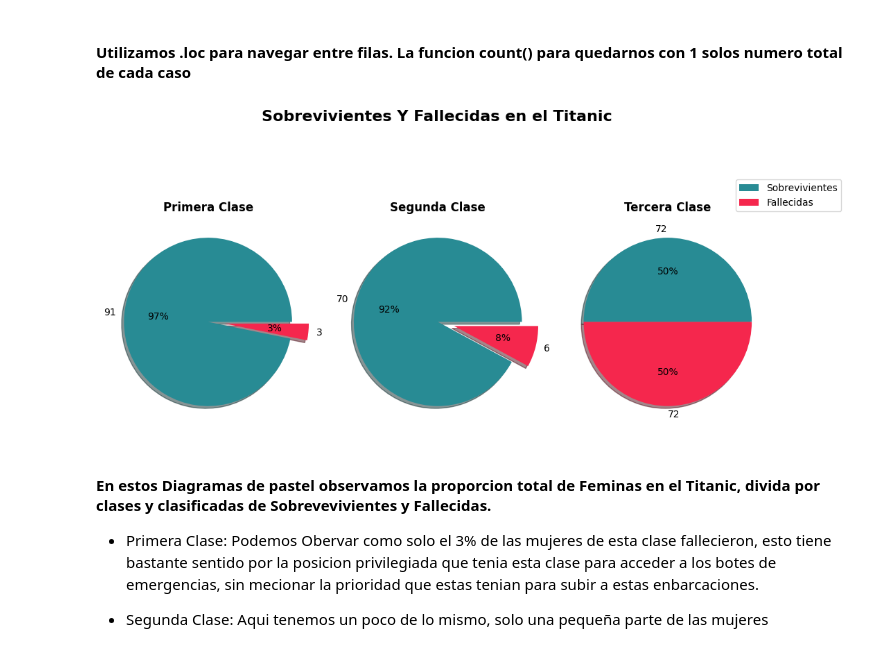
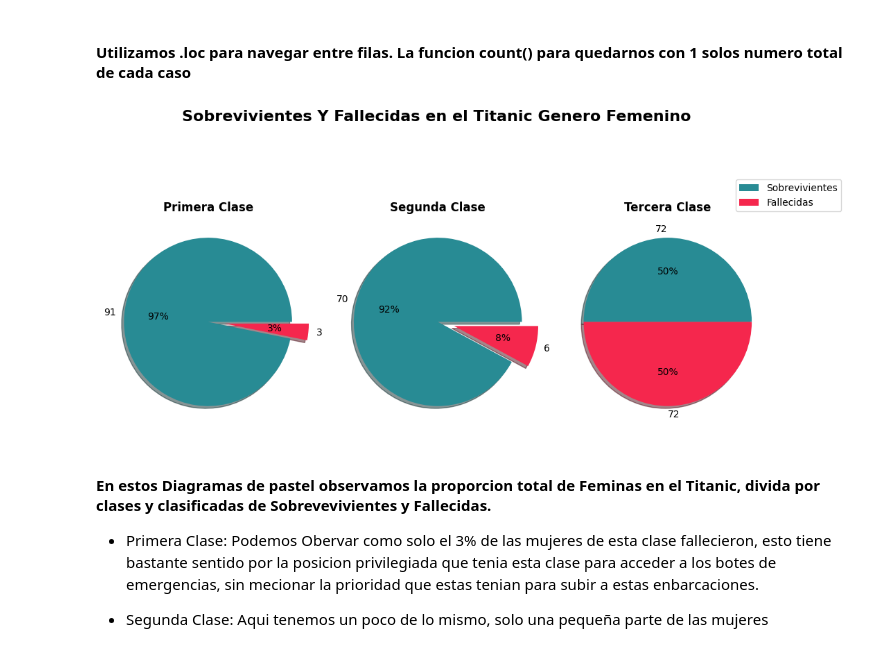
Before and after one commit to juanfrancisco91/Portafolios, a Jupyter notebook: Titanic/notebooks/titanic.ipynb, the cells around one changed output. Cells and saved outputs as stored; diff of their text form; code cells hidden in the pictures.

```diff
--- a/Titanic/notebooks/titanic.ipynb
+++ b/Titanic/notebooks/titanic.ipynb
@@ -310,34 +309,34 @@ f_class = df[df['Sex'] == 0]
 # %%
 fig, ax = plt.subplots(1,3,figsize=(10,6))
 ax[0].pie([f_class['Survived'].loc[f_class['Pclass'] == '1'].loc[f_class['Survived'] == 1].count(), f_class['Survived'].loc[f_class['Pclass'] == '1'].loc[f_class['Survived'] == 0].count()],
        labels=  [f_class['Survived'].loc[f_class['Pclass'] == '1'].loc[f_class['Survived'] == 1].sum(), f_class['Survived'].loc[f_class['Pclass'] == '1'].loc[f_class['Survived'] == 0].count()],
        colors=['#288B94','#F5274D'],
        explode=[0,0.2],
        autopct='%1.f%%',
        shadow=True
        )
 ax[1].pie([f_class['Survived'].loc[f_class['Pclass'] == '2'].loc[f_class['Survived'] == 1].sum(), f_class['Survived'].loc[f_class['Pclass'] == '2'].loc[f_class['Survived'] == 0].count()],
        labels=  [f_class['Survived'].loc[f_class['Pclass'] == '2'].loc[f_class['Survived'] == 1].count(), f_class['Survived'].loc[f_class['Pclass'] == '2'].loc[f_class['Survived'] == 0].count()],
        colors=['#288B94','#F5274D'],
        explode=[0,0.2],
        autopct='%1.f%%',
        shadow=True)
 ax[2].pie([f_class['Survived'].iloc[f_class['Pclass'] == '3'].loc[f_class['Survived'] == 1].count(), f_class['Survived'].loc[f_class['Pclass'] == '3'].loc[f_class['Survived'] == 0].count()],
        labels= [f_class['Survived'].loc[f_class['Pclass'] == '3'].loc[f_class['Survived'] == 1].count(), f_class['Survived'].loc[f_class['Pclass'] == '3'].loc[f_class['Survived'] == 0].count()],
        colors=['#288B94','#F5274D'],
        explode=[0,0],
        autopct='%1.f%%',
        shadow=True)
 
 ax[0].set_title('Primera Clase', fontweight='bold')
 ax[1].set_title('Segunda Clase', fontweight='bold')
 ax[2].set_title('Tercera Clase', fontweight='bold')
-fig.suptitle('Sobrevivientes Y Fallecidas en el Titanic', fontsize=16, fontweight='bold')
+fig.suptitle('Sobrevivientes Y Fallecidas en el Titanic Genero Femenino', fontsize=16, fontweight='bold')
 plt.tight_layout()
 plt.legend(['Sobrevivientes', 'Fallecidas'], loc='upper left', bbox_to_anchor=(0.8,1.2))
 plt.show()
 # %% [output]
-[figure, old version]
+[figure, new version]
 # %% [markdown]
 #### En estos Diagramas de pastel observamos la proporcion total de Feminas en el Titanic, divida por clases y clasificadas de Sobrevevivientes y Fallecidas.
 - Primera Clase: Podemos Obervar como solo el 3% de las mujeres de esta clase fallecieron, esto tiene bastante sentido por la posicion privilegiada que tenia esta clase para acceder a los botes de emergencias, sin mecionar la prioridad que estas tenian para subir a estas enbarcaciones.
```
Also changed, not shown: parts of 13 cells of this notebook.
